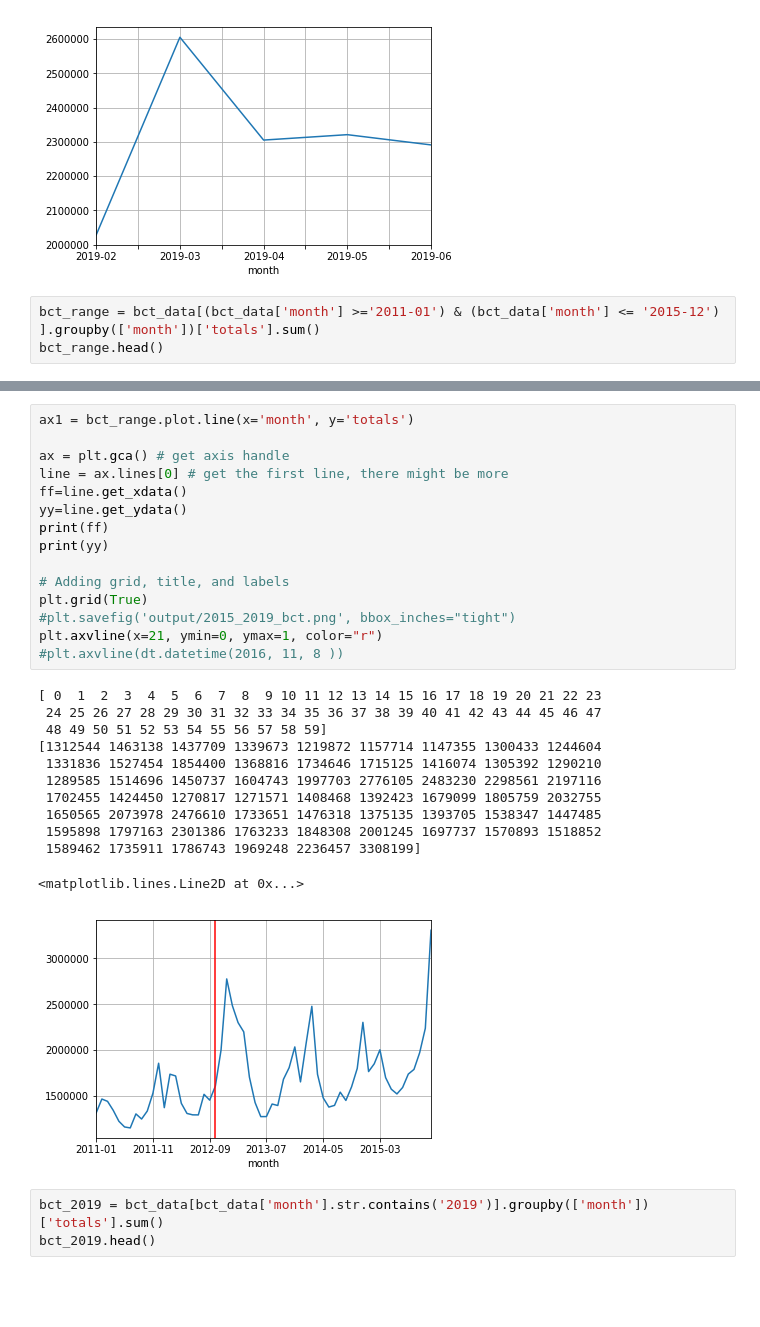
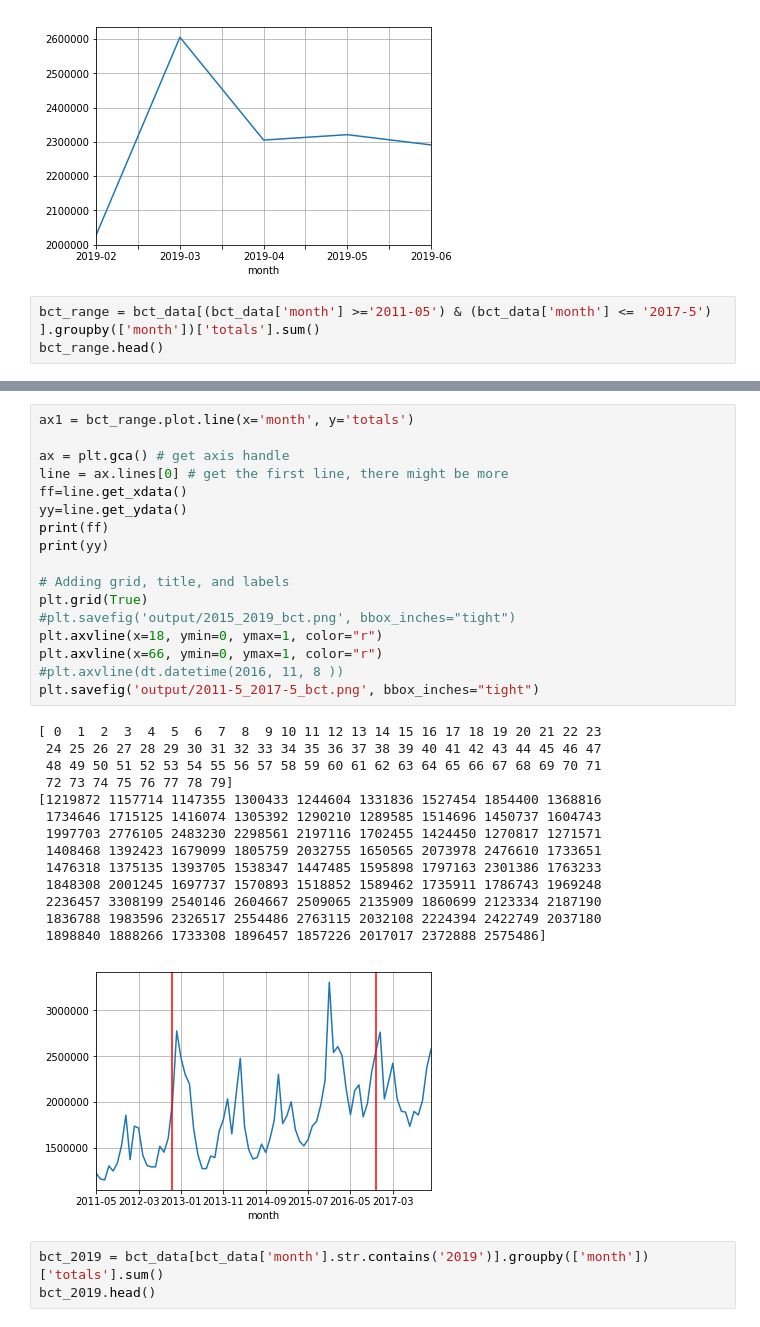
Before and after one commit to vabigdatamover/dream-team, a Jupyter notebook: GraphingFirearms_v1_Mike.ipynb, the cells around one changed output, grey strips where cells are left out. Cells and saved outputs as stored; diff of their text form; blank space fills up the shorter version.

Commit message:
added updated plots

```diff
--- a/GraphingFirearms_v1_Mike.ipynb
+++ b/GraphingFirearms_v1_Mike.ipynb
@@ -278,7 +278,7 @@ plt.grid(True)
 # %% [output]
 [figure]
 # %%
-bct_range = bct_data[(bct_data['month'] >='2011-01') & (bct_data['month'] <= '2015-12') ].groupby(['month'])['totals'].sum()
+bct_range = bct_data[(bct_data['month'] >='2011-05') & (bct_data['month'] <= '2017-5') ].groupby(['month'])['totals'].sum()
 bct_range.head()
 # %% [output]
 month
@@ -301,31 +301,35 @@ plt.grid(True)
 # %%
 ax1 = bct_range.plot.line(x='month', y='totals')
 
 ax = plt.gca() # get axis handle
 line = ax.lines[0] # get the first line, there might be more
 ff=line.get_xdata()
 yy=line.get_ydata()
 print(ff)
 print(yy)
 
 # Adding grid, title, and labels
 plt.grid(True)
 #plt.savefig('output/2015_2019_bct.png', bbox_inches="tight")
-plt.axvline(x=21, ymin=0, ymax=1, color="r")
+plt.axvline(x=18, ymin=0, ymax=1, color="r")
+plt.axvline(x=66, ymin=0, ymax=1, color="r")
 #plt.axvline(dt.datetime(2016, 11, 8 ))
+plt.savefig('output/2011-5_2017-5_bct.png', bbox_inches="tight")
 # %% [output]
 [ 0  1  2  3  4  5  6  7  8  9 10 11 12 13 14 15 16 17 18 19 20 21 22 23
  24 25 26 27 28 29 30 31 32 33 34 35 36 37 38 39 40 41 42 43 44 45 46 47
- 48 49 50 51 52 53 54 55 56 57 58 59]
-[1312544 1463138 1437709 1339673 1219872 1157714 1147355 1300433 1244604
- 1331836 1527454 1854400 1368816 1734646 1715125 1416074 1305392 1290210
- 1289585 1514696 1450737 1604743 1997703 2776105 2483230 2298561 2197116
- 1702455 1424450 1270817 1271571 1408468 1392423 1679099 1805759 2032755
- 1650565 2073978 2476610 1733651 1476318 1375135 1393705 1538347 1447485
- 1595898 1797163 2301386 1763233 1848308 2001245 1697737 1570893 1518852
- 1589462 1735911 1786743 1969248 2236457 3308199]
+ 48 49 50 51 52 53 54 55 56 57 58 59 60 61 62 63 64 65 66 67 68 69 70 71
+ 72 73 74 75 76 77 78 79]
+[1219872 1157714 1147355 1300433 1244604 1331836 1527454 1854400 1368816
+ 1734646 1715125 1416074 1305392 1290210 1289585 1514696 1450737 1604743
+ 1997703 2776105 2483230 2298561 2197116 1702455 1424450 1270817 1271571
+ 1408468 1392423 1679099 1805759 2032755 1650565 2073978 2476610 1733651
+ 1476318 1375135 1393705 1538347 1447485 1595898 1797163 2301386 1763233
+ 1848308 2001245 1697737 1570893 1518852 1589462 1735911 1786743 1969248
+ 2236457 3308199 2540146 2604667 2509065 2135909 1860699 2123334 2187190
+ 1836788 1983596 2326517 2554486 2763115 2032108 2224394 2422749 2037180
+ 1898840 1888266 1733308 1896457 1857226 2017017 2372888 2575486]
-<matplotlib.lines.Line2D at 0x...>
-[figure, old version]
+[figure, new version]
 # %%
 bct_2019 = bct_data[bct_data['month'].str.contains('2019')].groupby(['month'])['totals'].sum()
 bct_2019.head()
```
Also changed, not shown: parts of 2 cells of this notebook, 2 other files.
